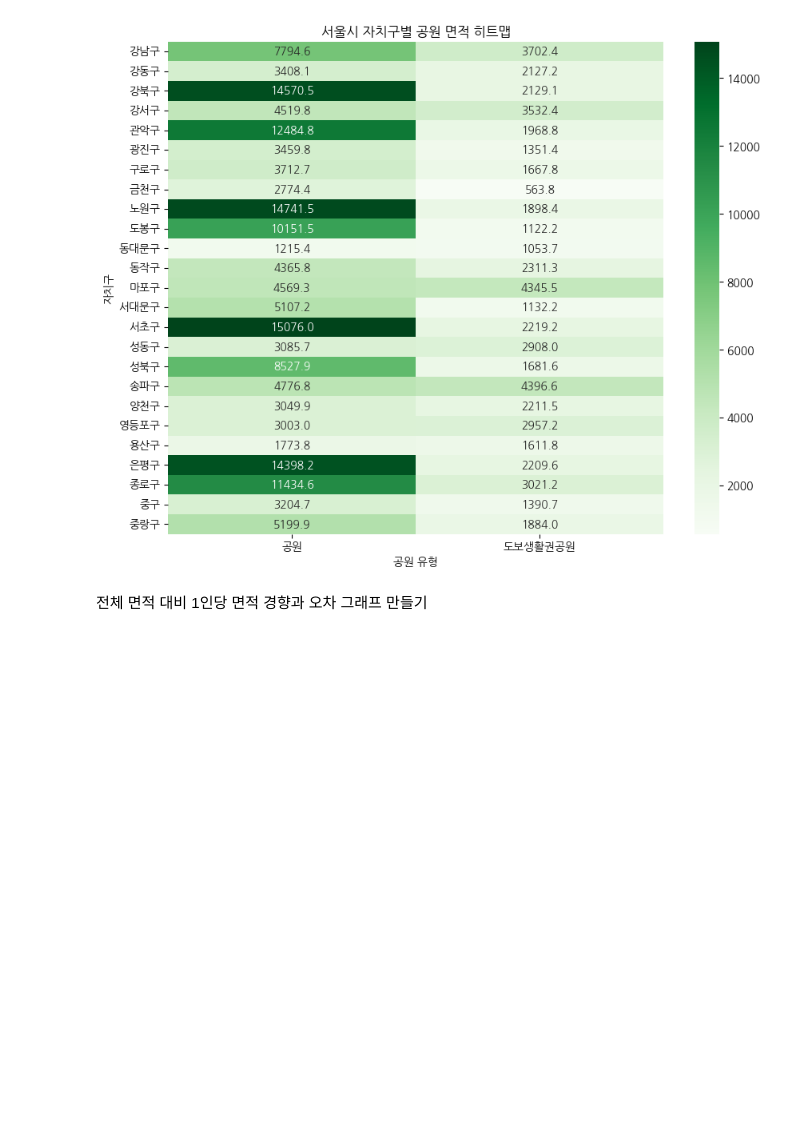
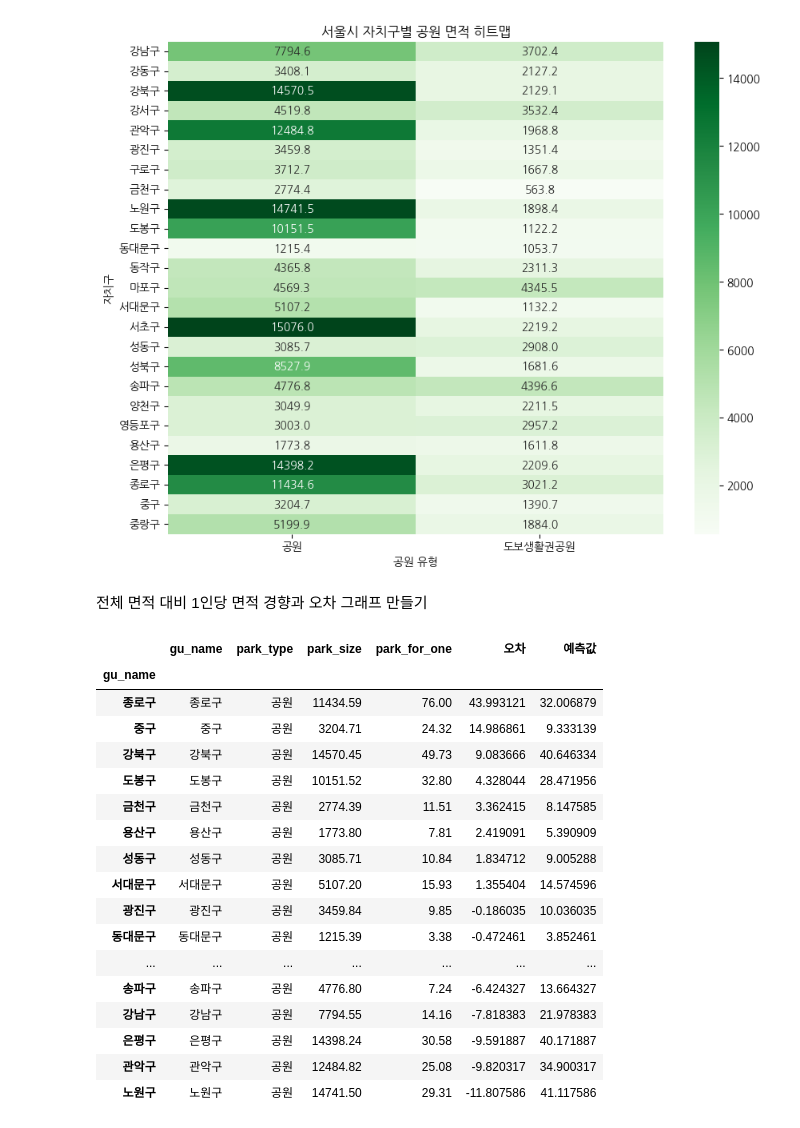
Before and after one commit to addinedu-ros-9th/eda-repo-2, a Jupyter notebook: data_analysis/park.ipynb, the cells around one changed output. Drawn from its saved outputs; the diff is of its cells as text; code cells hidden in the pictures; blank space fills up the shorter version.

```diff
--- a/data_analysis/park.ipynb
+++ b/data_analysis/park.ipynb
@@ -48,0 +51,9 @@ df
+# %%
+df= df[df['park_type'] == "공원"]
+
+# 1인당 공원 면적 기준으로 순위를 매기기
+df['rank'] = df['park_for_one'].rank(ascending=False, method='min')
+
+df_desc = df.sort_values(by='rank')
+
+df_desc[['gu_name', 'park_for_one', 'rank']]
@@ -125,3 +154,42 @@ plt.show()
 [figure]
 # %% [markdown]
 전체 면적 대비 1인당 면적 경향과 오차 그래프 만들기
+# %%
+import numpy as np
+
+fp1 = np.polyfit(df['park_size'], df['park_for_one'], 1)
+
+f1 = np.poly1d(fp1)
+fx = np.linspace(500,20000, 100)
+
+# 예측값(예상되는 1인당 공원 면적)
+df['예측값'] = f1(df['park_size'])
+df['오차'] = df['park_for_one'] - df['예측값']  # 실제 1인당 공원 면적 - 예측값
+
+# 오차 기준 정렬
+df_desc = df.sort_values(by='오차', ascending=False)  # 오차가 큰 순서
+df_asc = df.sort_values(by='오차', ascending=True)  # 오차가 작은 순서
+# %%
+df_desc = df[df['park_type'] == "공원"].sort_values(by='오차', ascending=False)
+# %%
+df_desc = df_desc.set_index('gu_name', drop=False)
+df_desc
+# %% [output]
+|  | gu_name | park_type | park_size | park_for_one | 오차 | 예측값 |
+| gu_name |  |  |  |  |  |  |
+| 종로구 | 종로구 | 공원 | 11434.59 | 76.00 | 43.993121 | 32.006879 |
+| 중구 | 중구 | 공원 | 3204.71 | 24.32 | 14.986861 | 9.333139 |
+| 강북구 | 강북구 | 공원 | 14570.45 | 49.73 | 9.083666 | 40.646334 |
+| 도봉구 | 도봉구 | 공원 | 10151.52 | 32.80 | 4.328044 | 28.471956 |
+| 금천구 | 금천구 | 공원 | 2774.39 | 11.51 | 3.362415 | 8.147585 |
+| 용산구 | 용산구 | 공원 | 1773.80 | 7.81 | 2.419091 | 5.390909 |
+| 성동구 | 성동구 | 공원 | 3085.71 | 10.84 | 1.834712 | 9.005288 |
+| 서대문구 | 서대문구 | 공원 | 5107.20 | 15.93 | 1.355404 | 14.574596 |
+| 광진구 | 광진구 | 공원 | 3459.84 | 9.85 | -0.186035 | 10.036035 |
+| 동대문구 | 동대문구 | 공원 | 1215.39 | 3.38 | -0.472461 | 3.852461 |
+| ... | ... | ... | ... | ... | ... | ... |
+| 송파구 | 송파구 | 공원 | 4776.80 | 7.24 | -6.424327 | 13.664327 |
+| 강남구 | 강남구 | 공원 | 7794.55 | 14.16 | -7.818383 | 21.978383 |
+| 은평구 | 은평구 | 공원 | 14398.24 | 30.58 | -9.591887 | 40.171887 |
+| 관악구 | 관악구 | 공원 | 12484.82 | 25.08 | -9.820317 | 34.900317 |
+| 노원구 | 노원구 | 공원 | 14741.50 | 29.31 | -11.807586 | 41.117586 |
```
Also changed, not shown: parts of 7 cells of this notebook.
